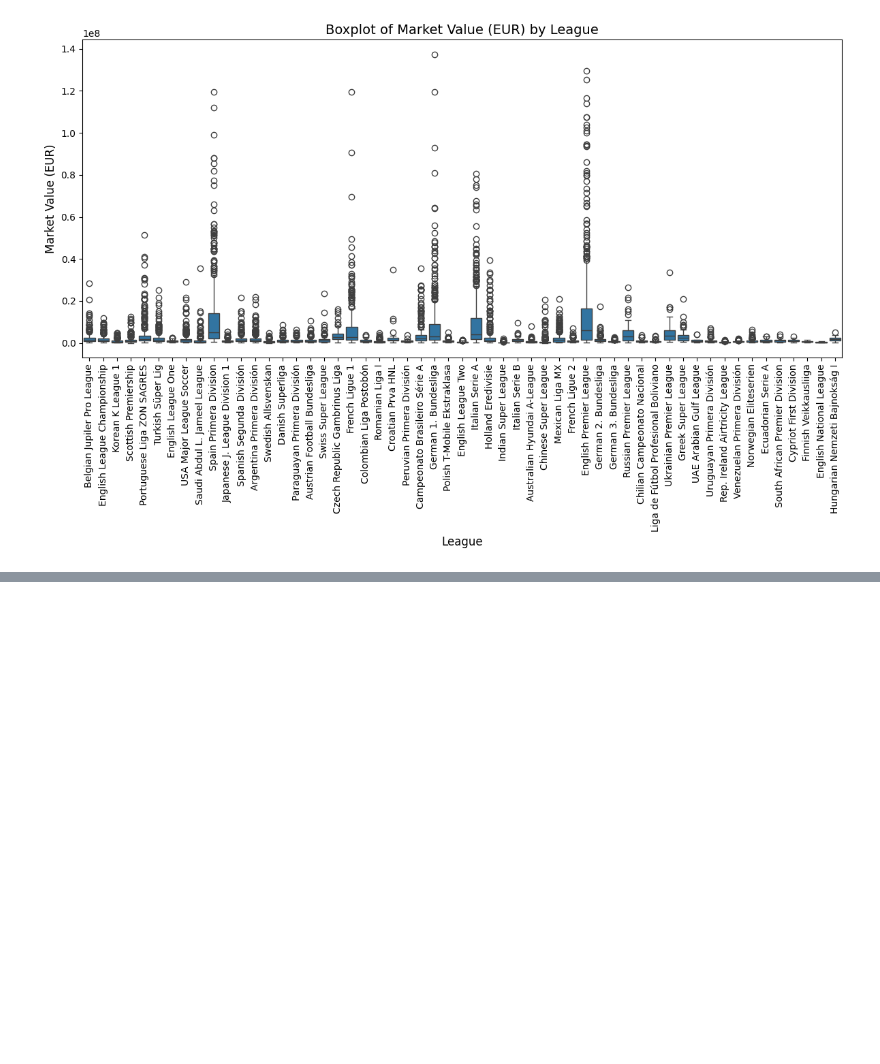
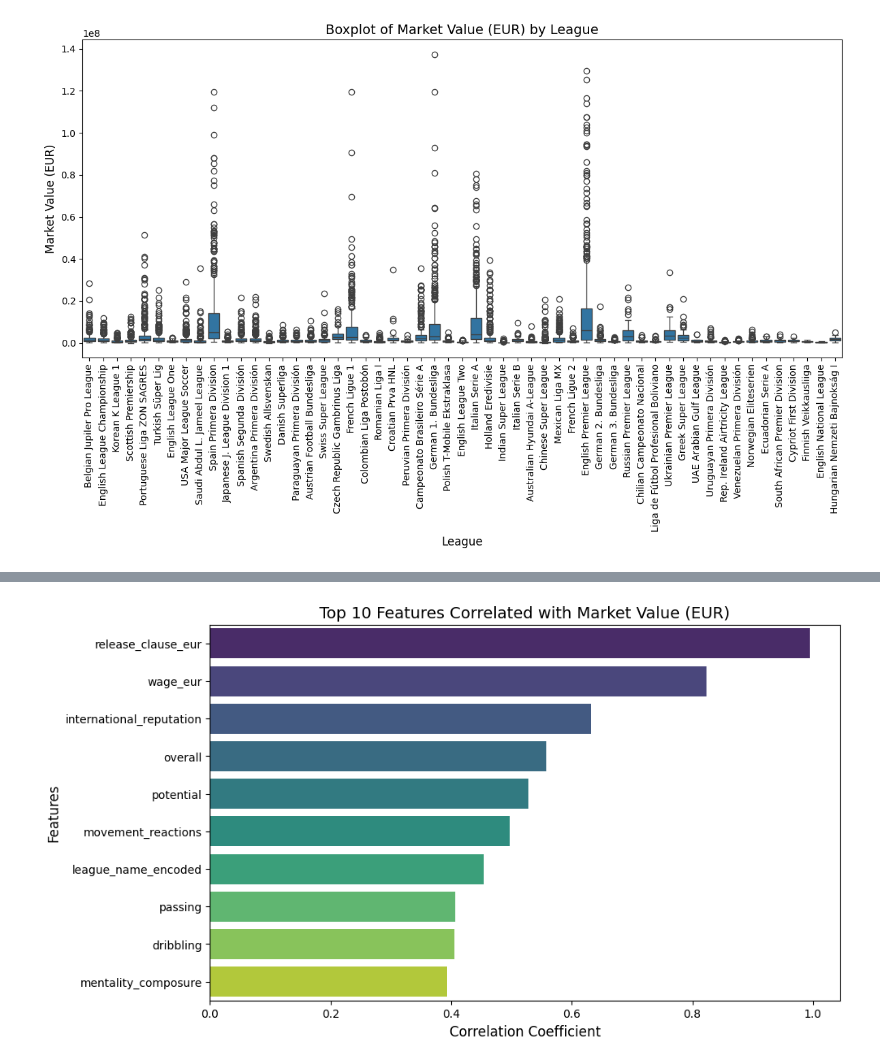
Before and after one commit to shortstax23/Machine_learning_project, a Jupyter notebook: main.ipynb, the cells around one changed output, grey strips where cells are left out. Saved outputs shown, nothing was run; the diff lists cells and outputs as text; code cells hidden in the pictures; blank space fills up the shorter version.

```diff
--- a/main.ipynb
+++ b/main.ipynb
@@ -95,0 +166,12 @@ plt.show()
+# %%
+# TOP 10 MOST COLLERATED FEATURES
+corr_target = corr["value_eur"].abs().sort_values(ascending=False)
+top_10_features = corr_target.index[1:11]  # Exclude 'value_eur' itself
+plt.figure(figsize=(10, 6))
+sns.barplot(x=corr_target[top_10_features], y=top_10_features, palette='viridis')
+plt.title('Top 10 Features Correlated with Market Value (EUR)', fontsize=14)
+plt.xlabel('Correlation Coefficient', fontsize=12)
+plt.ylabel('Features', fontsize=12)
+plt.show()
+# %% [output]
+[figure, added]
```
Also changed, not shown: parts of 22 cells of this notebook.
